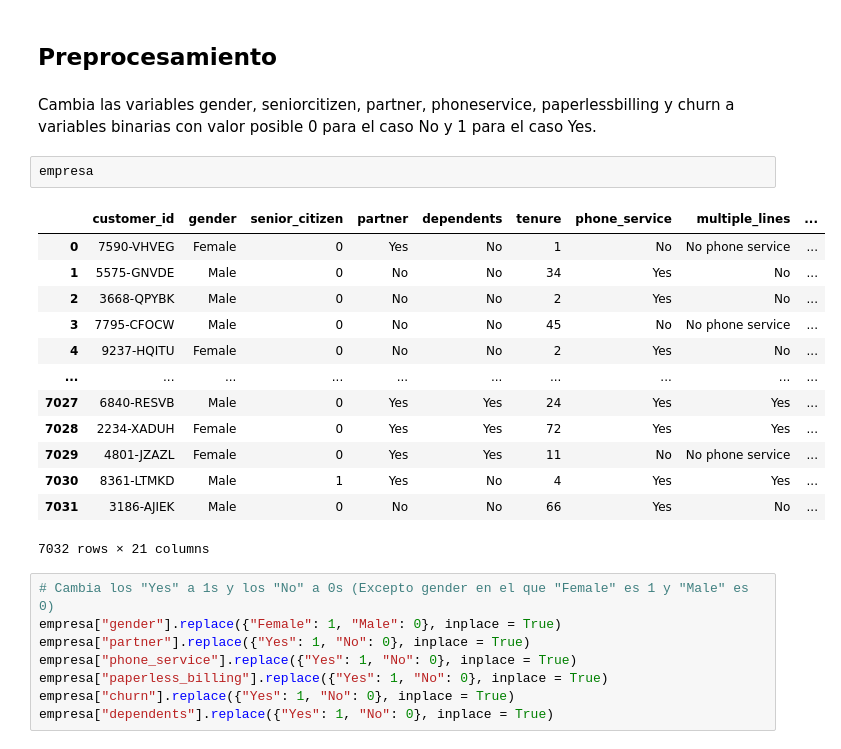
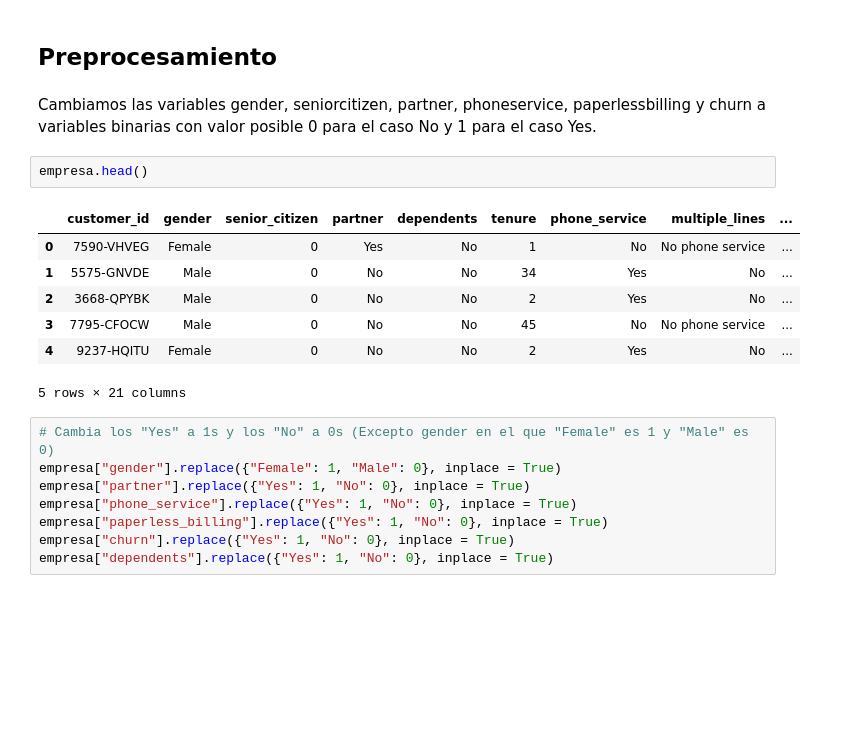
Before and after one commit to lorena10/LALA, a Jupyter notebook: proyecto_1_md.ipynb, the cells around one changed output. Drawn from its saved outputs; the diff is of its cells as text; blank space fills up the shorter version.

```diff
--- a/proyecto_1_md.ipynb
+++ b/proyecto_1_md.ipynb
@@ -330,23 +225,17 @@ plt.tight_layout()
 # %% [markdown]
 ## Preprocesamiento
 # %% [markdown]
-Cambia las variables gender, seniorcitizen, partner, phoneservice, paperlessbilling y churn a variables binarias con valor posible 0 para el caso No y 1 para el caso Yes.
+Cambiamos las variables gender, seniorcitizen, partner, phoneservice, paperlessbilling y churn a variables binarias con valor posible 0 para el caso No y 1 para el caso Yes.
 # %%
-empresa
+empresa.head()
 # %% [output]
 |  | customer_id | gender | senior_citizen | partner | dependents | tenure | phone_service | multiple_lines | ... |
 | 0 | 7590-VHVEG | Female | 0 | Yes | No | 1 | No | No phone service | ... |
 | 1 | 5575-GNVDE | Male | 0 | No | No | 34 | Yes | No | ... |
 | 2 | 3668-QPYBK | Male | 0 | No | No | 2 | Yes | No | ... |
 | 3 | 7795-CFOCW | Male | 0 | No | No | 45 | No | No phone service | ... |
 | 4 | 9237-HQITU | Female | 0 | No | No | 2 | Yes | No | ... |
-| ... | ... | ... | ... | ... | ... | ... | ... | ... | ... |
-| 7027 | 6840-RESVB | Male | 0 | Yes | Yes | 24 | Yes | Yes | ... |
-| 7028 | 2234-XADUH | Female | 0 | Yes | Yes | 72 | Yes | Yes | ... |
-| 7029 | 4801-JZAZL | Female | 0 | Yes | Yes | 11 | No | No phone service | ... |
-| 7030 | 8361-LTMKD | Male | 1 | Yes | No | 4 | Yes | Yes | ... |
-| 7031 | 3186-AJIEK | Male | 0 | No | No | 66 | Yes | No | ... |
-7032 rows × 21 columns
+5 rows × 21 columns
 # %%
 # Cambia los "Yes" a 1s y los "No" a 0s (Excepto gender en el que "Female" es 1 y "Male" es 0)
 empresa["gender"].replace({"Female": 1, "Male": 0}, inplace = True)
```
Also changed, not shown: parts of 60 cells of this notebook.
